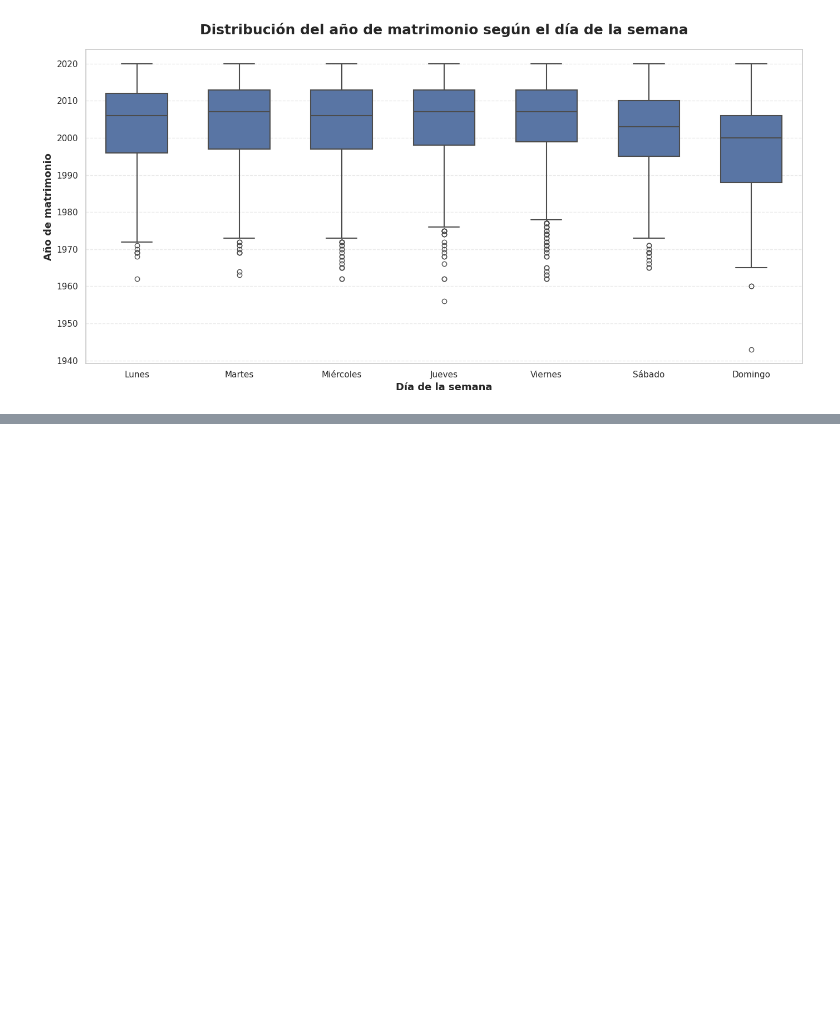
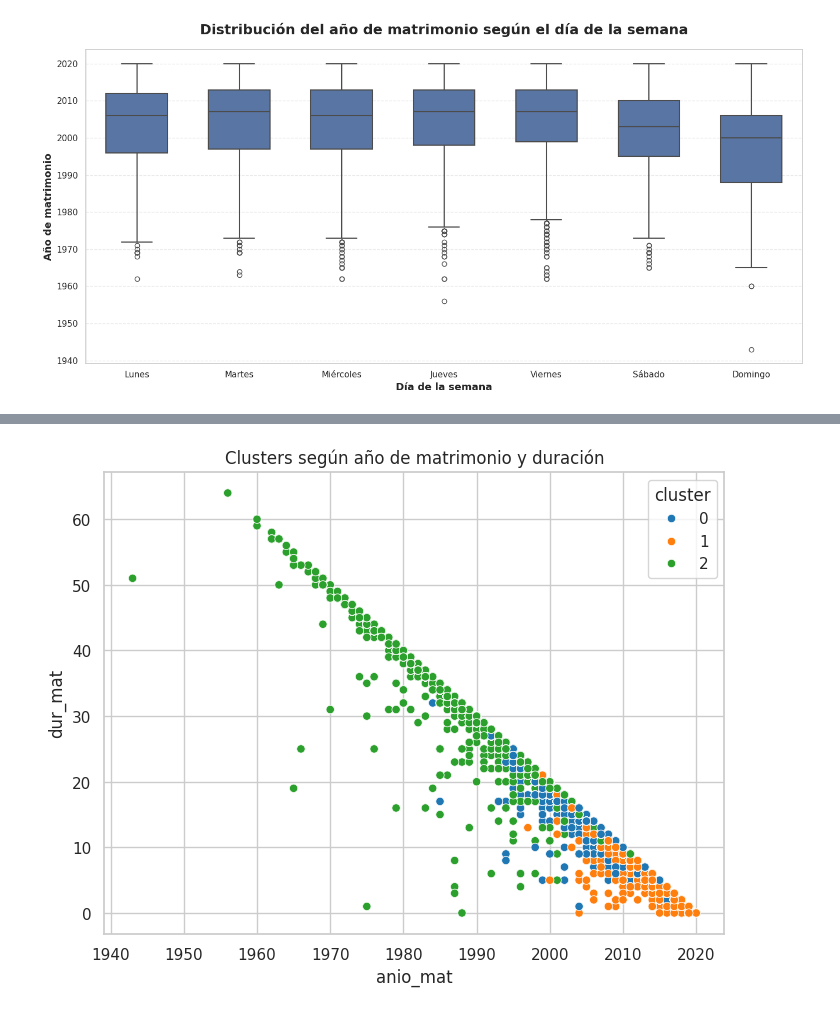
Before and after one commit to Phiepi137/Analisis-Matrimonios-y-Divorcios-2020---Proyecto-FCDIA-, a Jupyter notebook: ProeyctoFCDIA/ProyectoFinal.ipynb, the cells around one changed output, grey strips where cells are left out. Drawn from its saved outputs; the diff is of its cells as text; code cells hidden in the pictures; blank space fills up the shorter version.

```diff
--- a/ProeyctoFCDIA/ProyectoFinal.ipynb
+++ b/ProeyctoFCDIA/ProyectoFinal.ipynb
@@ -578,0 +600,13 @@ df['hijos_total'] = df[['hijos_1', 'hijos_2']].sum(axis=1)
+# %%
+plt.figure(figsize=(8, 6))
+sns.scatterplot(
+    data=df_clusterizado,
+    x='anio_mat',
+    y='dur_mat',
+    hue='cluster',
+    palette='tab10'
+)
+plt.title('Clusters según año de matrimonio y duración')
+plt.show()
+# %% [output]
+[figure, added]
```
Also changed, not shown: parts of 19 cells of this notebook.
